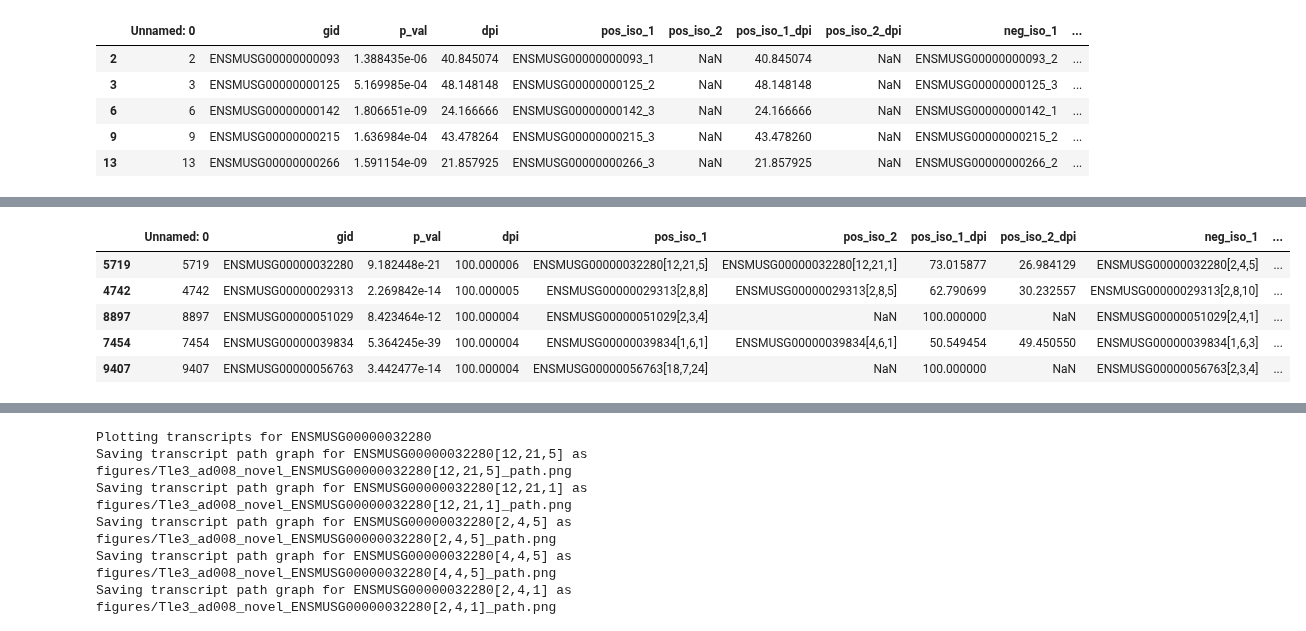
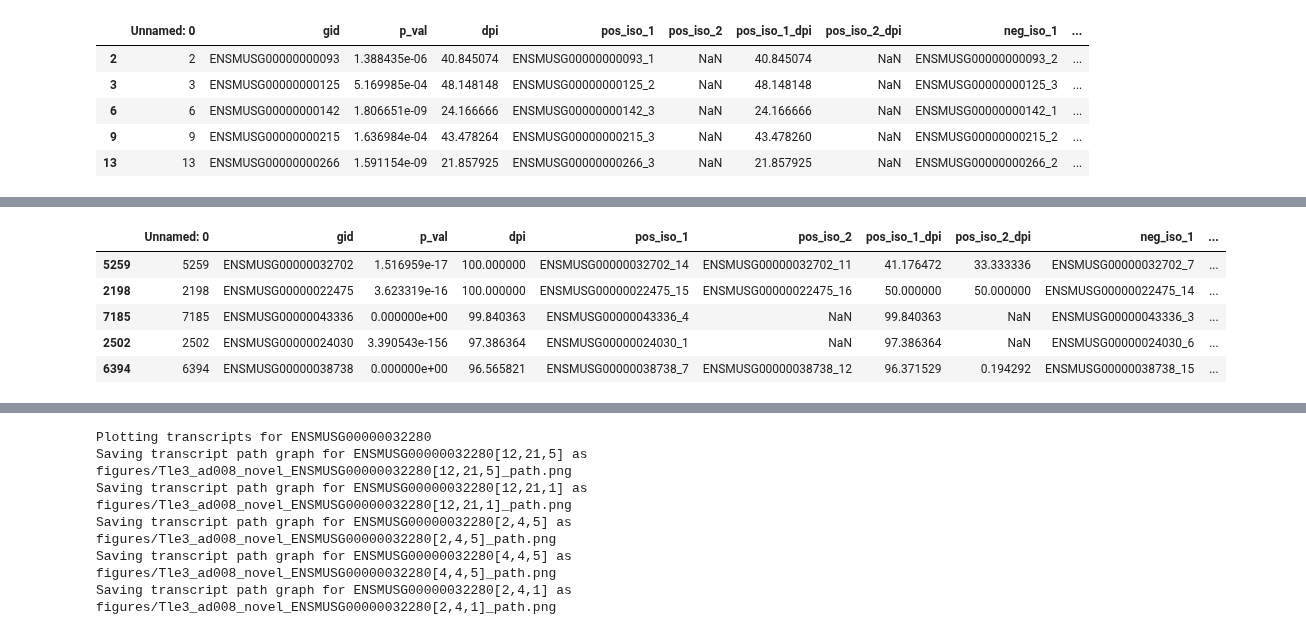
Before and after one commit to gfilimban/modelad_pipeline, a Jupyter notebook: proc_update/ad008_swan.ipynb, the cells around one changed output, grey strips where cells are left out. Drawn from its saved outputs; the diff is of its cells as text; code cells hidden in the pictures.

```diff
--- a/proc_update/ad008_swan.ipynb
+++ b/proc_update/ad008_swan.ipynb
@@ -130,11 +132,15 @@ du_df[['gid', 'feat']].groupby('feat').count()
 | tss | 833 |
 # %%
 du_df = du_df.sort_values(by='dpi', ascending=False)
-du_df.loc[du_df.feat=='iso'].head()
+du_df.loc[(du_df.feat=='ic')&\
+          (du_df.pos_iso_1_dpi.abs()!=100)&\
+          (du_df.pos_iso_2_dpi.abs()!=100)&\
+          (du_df.neg_iso_1_dpi.abs()!=100)&\
+          (du_df.neg_iso_2_dpi.abs()!=100)].head()
 # %% [output]
 |  | Unnamed: 0 | gid | p_val | dpi | pos_iso_1 | pos_iso_2 | pos_iso_1_dpi | pos_iso_2_dpi | neg_iso_1 | ... |
-| 5719 | 5719 | ENSMUSG00000032280 | 9.182448e-21 | 100.000006 | ENSMUSG00000032280[12,21,5] | ENSMUSG00000032280[12,21,1] | 73.015877 | 26.984129 | ENSMUSG00000032280[2,4,5] | ... |
-| 4742 | 4742 | ENSMUSG00000029313 | 2.269842e-14 | 100.000005 | ENSMUSG00000029313[2,8,8] | ENSMUSG00000029313[2,8,5] | 62.790699 | 30.232557 | ENSMUSG00000029313[2,8,10] | ... |
-| 8897 | 8897 | ENSMUSG00000051029 | 8.423464e-12 | 100.000004 | ENSMUSG00000051029[2,3,4] | NaN | 100.000000 | NaN | ENSMUSG00000051029[2,4,1] | ... |
-| 7454 | 7454 | ENSMUSG00000039834 | 5.364245e-39 | 100.000004 | ENSMUSG00000039834[1,6,1] | ENSMUSG00000039834[4,6,1] | 50.549454 | 49.450550 | ENSMUSG00000039834[1,6,3] | ... |
-| 9407 | 9407 | ENSMUSG00000056763 | 3.442477e-14 | 100.000004 | ENSMUSG00000056763[18,7,24] | NaN | 100.000000 | NaN | ENSMUSG00000056763[2,3,4] | ... |
+| 5259 | 5259 | ENSMUSG00000032702 | 1.516959e-17 | 100.000000 | ENSMUSG00000032702_14 | ENSMUSG00000032702_11 | 41.176472 | 33.333336 | ENSMUSG00000032702_7 | ... |
+| 2198 | 2198 | ENSMUSG00000022475 | 3.623319e-16 | 100.000000 | ENSMUSG00000022475_15 | ENSMUSG00000022475_16 | 50.000000 | 50.000000 | ENSMUSG00000022475_14 | ... |
+| 7185 | 7185 | ENSMUSG00000043336 | 0.000000e+00 | 99.840363 | ENSMUSG00000043336_4 | NaN | 99.840363 | NaN | ENSMUSG00000043336_3 | ... |
+| 2502 | 2502 | ENSMUSG00000024030 | 3.390543e-156 | 97.386364 | ENSMUSG00000024030_1 | NaN | 97.386364 | NaN | ENSMUSG00000024030_6 | ... |
+| 6394 | 6394 | ENSMUSG00000038738 | 0.000000e+00 | 96.565821 | ENSMUSG00000038738_7 | ENSMUSG00000038738_12 | 96.371529 | 0.194292 | ENSMUSG00000038738_15 | ... |
```
Also changed, not shown: parts of 10 cells of this notebook, 1 other file.
